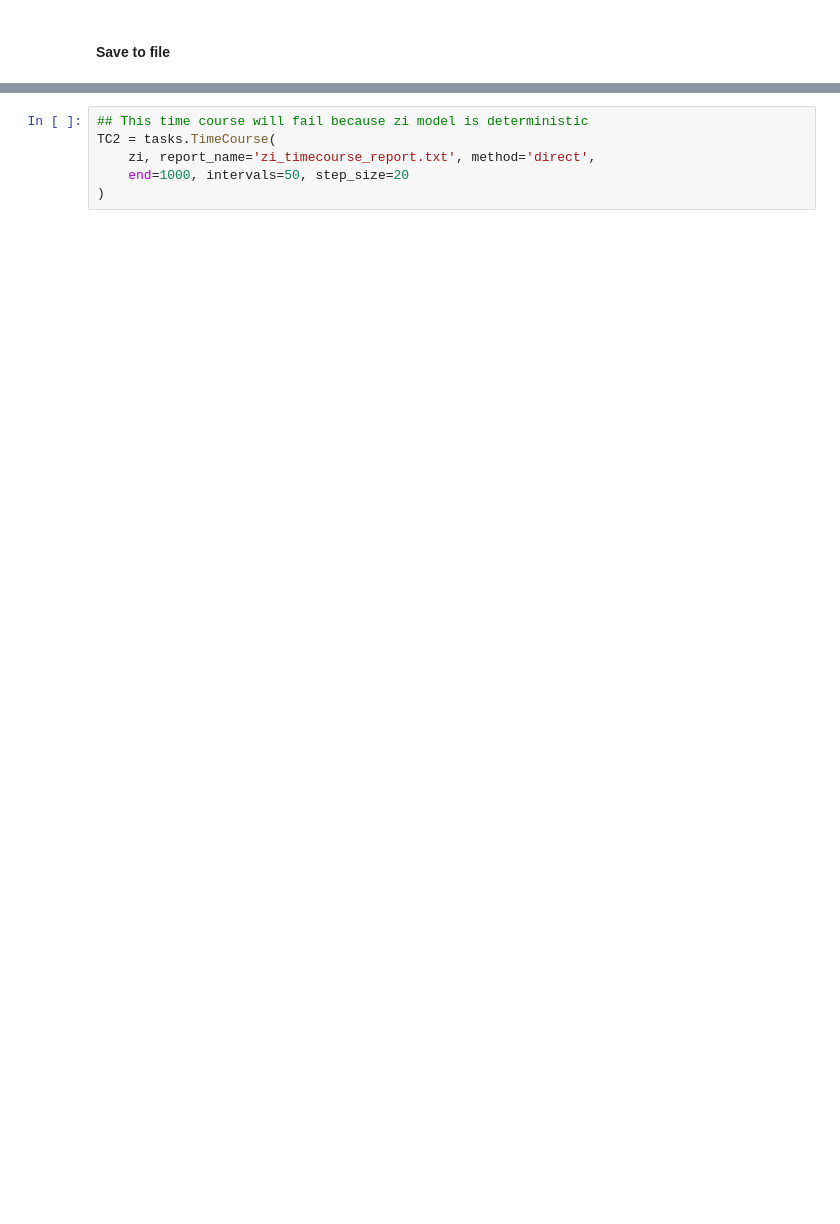
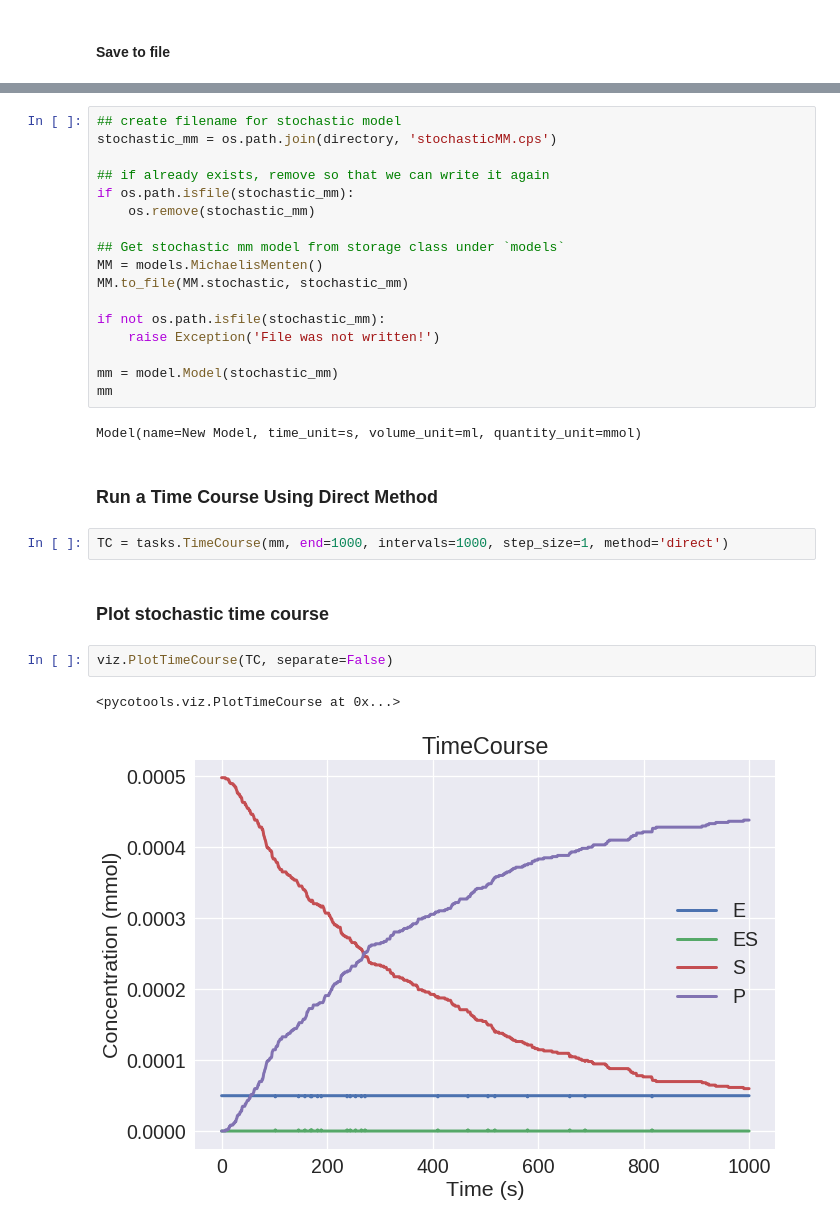
Before and after one commit to CiaranWelsh/pycotools3, a Jupyter notebook: docs/source/Tutorials/Tutorial2Timecourse.ipynb, the cells around one changed output, grey strips where cells are left out. Cells and saved outputs as stored; diff of their text form; blank space fills up the shorter version.

```diff
--- a/docs/source/Tutorials/Tutorial2Timecourse.ipynb
+++ b/docs/source/Tutorials/Tutorial2Timecourse.ipynb
@@ -165,6 +116,30 @@ Copasi also includes a `hybrid_rk45` solver but this is not yet supported by Pyc
-# %%
-## This time course will fail because zi model is deterministic
-TC2 = tasks.TimeCourse(
-    zi, report_name='zi_timecourse_report.txt', method='direct',
-    end=1000, intervals=50, step_size=20
-)
+# %%
+## create filename for stochastic model
+stochastic_mm = os.path.join(directory, 'stochasticMM.cps')
+
+## if already exists, remove so that we can write it again
+if os.path.isfile(stochastic_mm):
+    os.remove(stochastic_mm)
+
+## Get stochastic mm model from storage class under `models`
+MM = models.MichaelisMenten()
+MM.to_file(MM.stochastic, stochastic_mm)
+
+if not os.path.isfile(stochastic_mm):
+    raise Exception('File was not written!')
+
+mm = model.Model(stochastic_mm)
+mm
+# %% [output]
+Model(name=New Model, time_unit=s, volume_unit=ml, quantity_unit=mmol)
+# %% [markdown]
+### Run a Time Course Using Direct Method
+# %%
+TC = tasks.TimeCourse(mm, end=1000, intervals=1000, step_size=1, method='direct')
+# %% [markdown]
+### Plot stochastic time course
+# %%
+viz.PlotTimeCourse(TC, separate=False)
+# %% [output]
+<pycotools.viz.PlotTimeCourse at 0x...>
+[figure, added]
```
Also changed, not shown: parts of 11 cells of this notebook, 10 other files.
